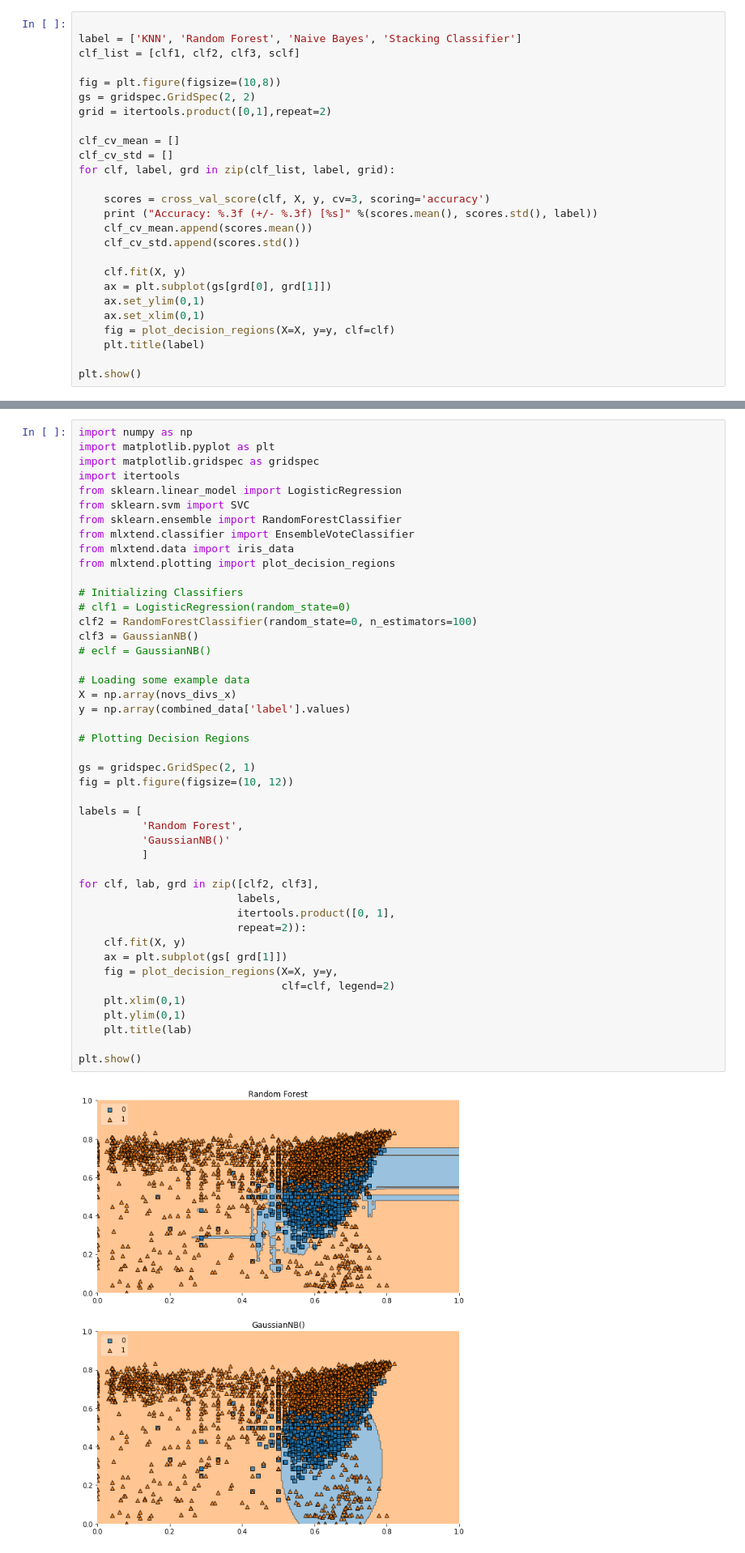
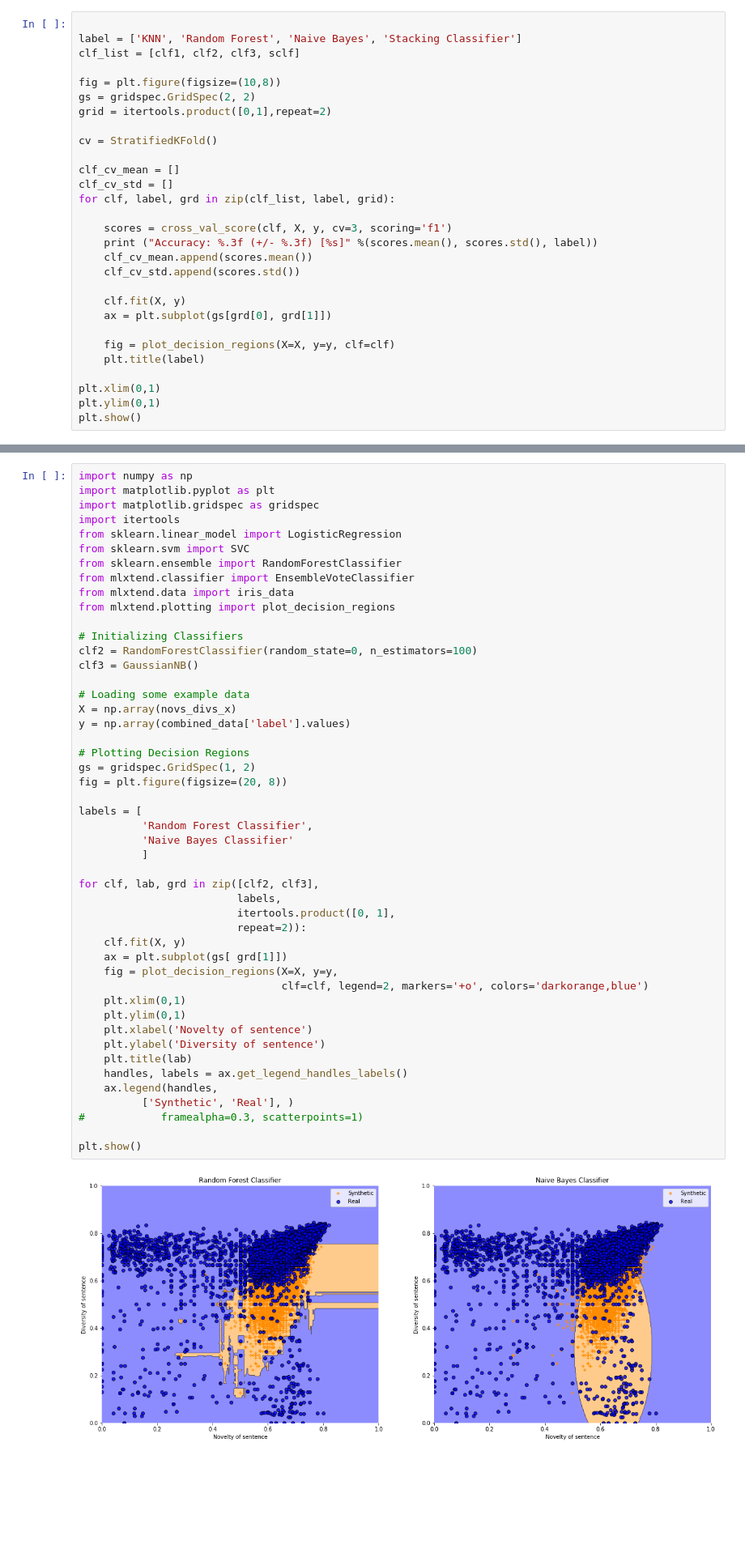
Before and after one commit to debashishc/classification-real-fake-text, a Jupyter notebook: analysis_jaccard/Jaccard_Classifier.ipynb, the cells around one changed output, grey strips where cells are left out. Shown at 81% size. Cells and saved outputs as stored; diff of their text form; blank space fills up the shorter version.

Commit message:
More plots for classifiers

```diff
--- a/analysis_jaccard/Jaccard_Classifier.ipynb
+++ b/analysis_jaccard/Jaccard_Classifier.ipynb
@@ -759,21 +763,24 @@ fig = plt.figure(figsize=(10,8))
 gs = gridspec.GridSpec(2, 2)
 grid = itertools.product([0,1],repeat=2)
 
+cv = StratifiedKFold()
+
 clf_cv_mean = []
 clf_cv_std = []
 for clf, label, grd in zip(clf_list, label, grid):
 
-    scores = cross_val_score(clf, X, y, cv=3, scoring='accuracy')
+    scores = cross_val_score(clf, X, y, cv=3, scoring='f1')
     print ("Accuracy: %.3f (+/- %.3f) [%s]" %(scores.mean(), scores.std(), label))
     clf_cv_mean.append(scores.mean())
     clf_cv_std.append(scores.std())
 
     clf.fit(X, y)
     ax = plt.subplot(gs[grd[0], grd[1]])
-    ax.set_ylim(0,1)
-    ax.set_xlim(0,1)
+
     fig = plot_decision_regions(X=X, y=y, clf=clf)
     plt.title(label)
 
+plt.xlim(0,1)
+plt.ylim(0,1)
 plt.show()
 # %% [output]
@@ -824,39 +831,42 @@ from sklearn.ensemble import RandomForestClassifier
 from mlxtend.classifier import EnsembleVoteClassifier
 from mlxtend.data import iris_data
 from mlxtend.plotting import plot_decision_regions
 
 # Initializing Classifiers
-# clf1 = LogisticRegression(random_state=0)
 clf2 = RandomForestClassifier(random_state=0, n_estimators=100)
 clf3 = GaussianNB()
-# eclf = GaussianNB()
 
 # Loading some example data
 X = np.array(novs_divs_x)
 y = np.array(combined_data['label'].values)
 
 # Plotting Decision Regions
-
-gs = gridspec.GridSpec(2, 1)
-fig = plt.figure(figsize=(10, 12))
+gs = gridspec.GridSpec(1, 2)
+fig = plt.figure(figsize=(20, 8))
 
 labels = [
-          'Random Forest',
-          'GaussianNB()'
+          'Random Forest Classifier',
+          'Naive Bayes Classifier'
           ]
 
 for clf, lab, grd in zip([clf2, clf3],
                          labels,
                          itertools.product([0, 1],
                          repeat=2)):
     clf.fit(X, y)
     ax = plt.subplot(gs[ grd[1]])
     fig = plot_decision_regions(X=X, y=y,
-                                clf=clf, legend=2)
+                                clf=clf, legend=2, markers='+o', colors='darkorange,blue')
     plt.xlim(0,1)
     plt.ylim(0,1)
+    plt.xlabel('Novelty of sentence')
+    plt.ylabel('Diversity of sentence')
     plt.title(lab)
+    handles, labels = ax.get_legend_handles_labels()
+    ax.legend(handles,
+          ['Synthetic', 'Real'], )
+#            framealpha=0.3, scatterpoints=1)
 
 plt.show()
 # %% [output]
-[figure, old version]
+[figure, new version]
```
Also changed, not shown: parts of 6 cells of this notebook, 3 other files.
